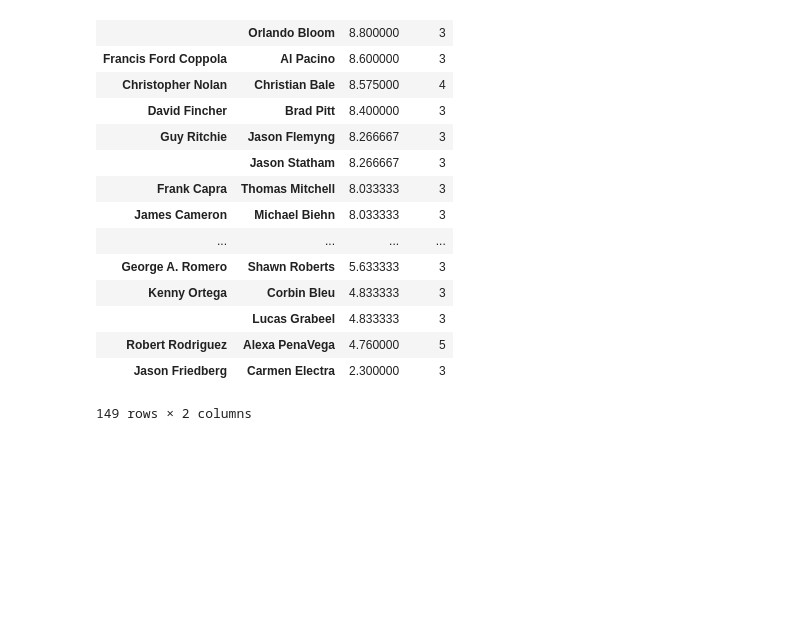
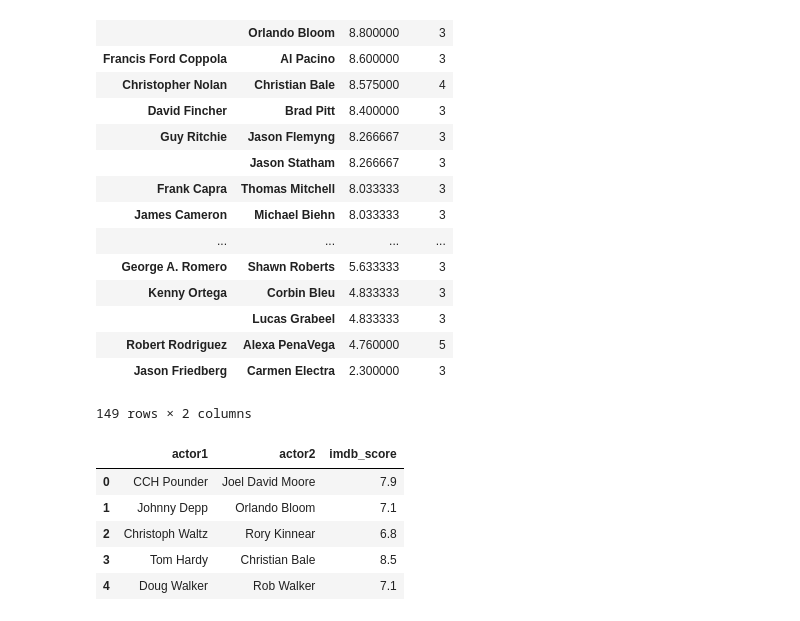
Before and after one commit to EvaSalomon/acamica, a Jupyter notebook: Clase7/Clase7.ipynb, the cells around one changed output. Drawn from its saved outputs; the diff is of its cells as text; code cells hidden in the pictures; blank space fills up the shorter version.

```diff
--- a/Clase7/Clase7.ipynb
+++ b/Clase7/Clase7.ipynb
@@ -400,3 +400,23 @@ duplasGroup.loc[duplasGroup['count'] > 2]
 | Robert Rodriguez | Alexa PenaVega | 4.760000 | 5 |
 | Jason Friedberg | Carmen Electra | 2.300000 | 3 |
 149 rows × 2 columns
+# %%
+dupla1 = df[['actor_1_name', 'actor_2_name','imdb_score']]
+dupla2 = df[['actor_2_name', 'actor_3_name','imdb_score']]
+dupla3 = df[['actor_1_name', 'actor_3_name','imdb_score']]
+
+dupla1.columns = ['actor1', 'actor2','imdb_score']
+dupla2.columns = ['actor1', 'actor2','imdb_score']
+dupla3.columns = ['actor1', 'actor2','imdb_score']
+
+
+duplas = pd.concat([dupla1, dupla2, dupla3])
+
+duplas.head()
+# %% [output]
+|  | actor1 | actor2 | imdb_score |
+| 0 | CCH Pounder | Joel David Moore | 7.9 |
+| 1 | Johnny Depp | Orlando Bloom | 7.1 |
+| 2 | Christoph Waltz | Rory Kinnear | 6.8 |
+| 3 | Tom Hardy | Christian Bale | 8.5 |
+| 4 | Doug Walker | Rob Walker | 7.1 |
```
Also changed, not shown: parts of 1 cell of this notebook, 3 other files.
